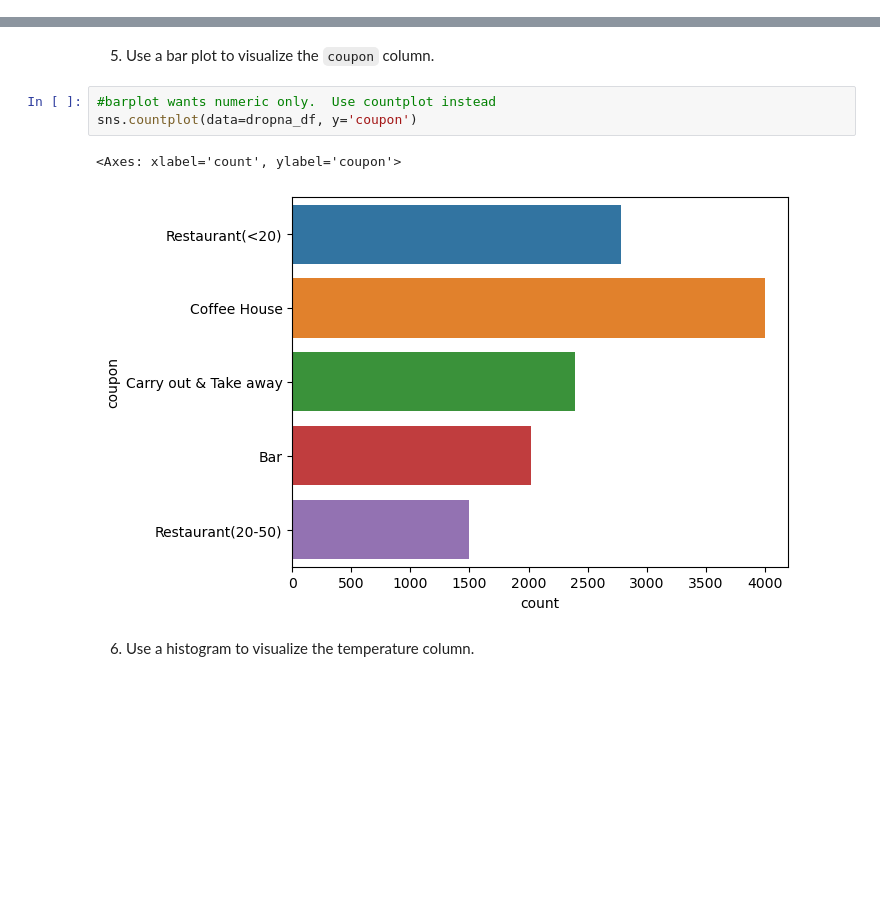
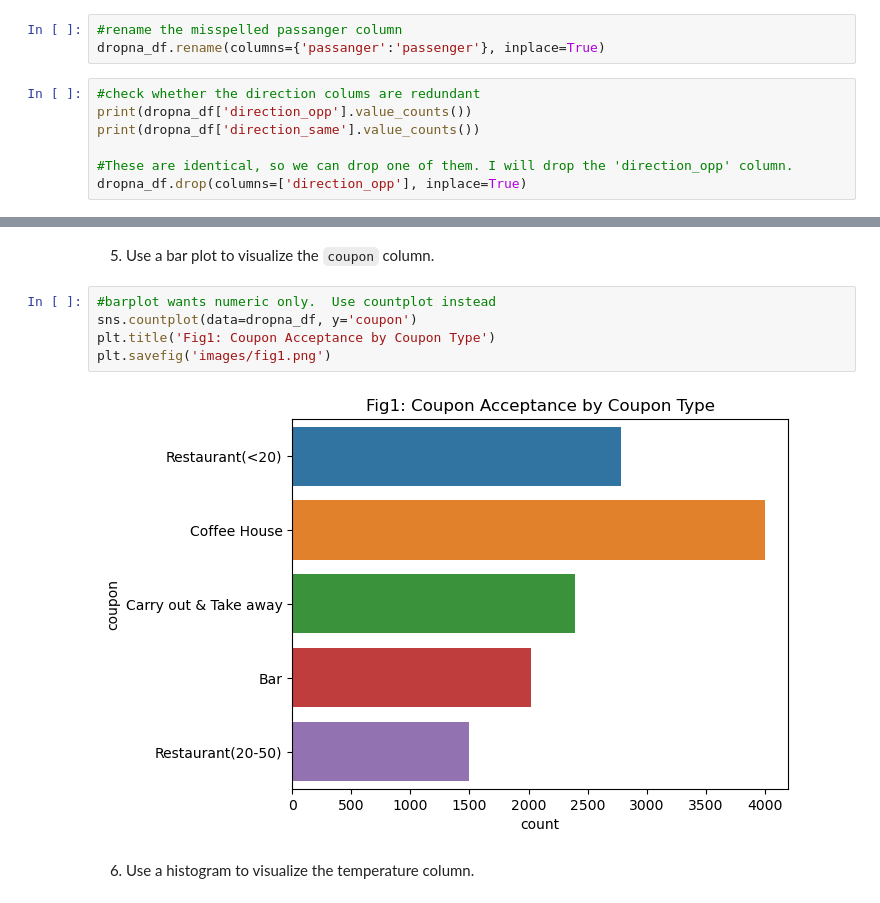
Before and after one commit to johnprg/coupon-data, a Jupyter notebook: coupondata.ipynb, the cells around one changed output, grey strips where cells are left out. Cells and saved outputs as stored; diff of their text form; blank space fills up the shorter version.

```diff
--- a/coupondata.ipynb
+++ b/coupondata.ipynb
@@ -151,3 +151,13 @@ RestaurantLessThan20:
 ['4~8' '1~3' 'less1' 'gt8' 'N/A' 'never']
 Restaurant20To50:
 ['1~3' 'less1' 'never' 'gt8' '4~8' 'N/A']
+# %%
+#rename the misspelled passanger column
+dropna_df.rename(columns={'passanger':'passenger'}, inplace=True)
+# %%
+#check whether the direction colums are redundant
+print(dropna_df['direction_opp'].value_counts())
+print(dropna_df['direction_same'].value_counts())
+
+#These are identical, so we can drop one of them. I will drop the 'direction_opp' column.
+dropna_df.drop(columns=['direction_opp'], inplace=True)
@@ -171,9 +190,10 @@ Total Observations: 43.2%
 # %%
 #barplot wants numeric only.  Use countplot instead
 sns.countplot(data=dropna_df, y='coupon')
+plt.title('Fig1: Coupon Acceptance by Coupon Type')
+plt.savefig('images/fig1.png')
 # %% [output]
-<Axes: xlabel='count', ylabel='coupon'>
-[figure, old version]
+[figure, new version]
 # %% [markdown]
 6. Use a histogram to visualize the temperature column.
 # %%
```
Also changed, not shown: parts of 9 cells of this notebook, 5 other files.
